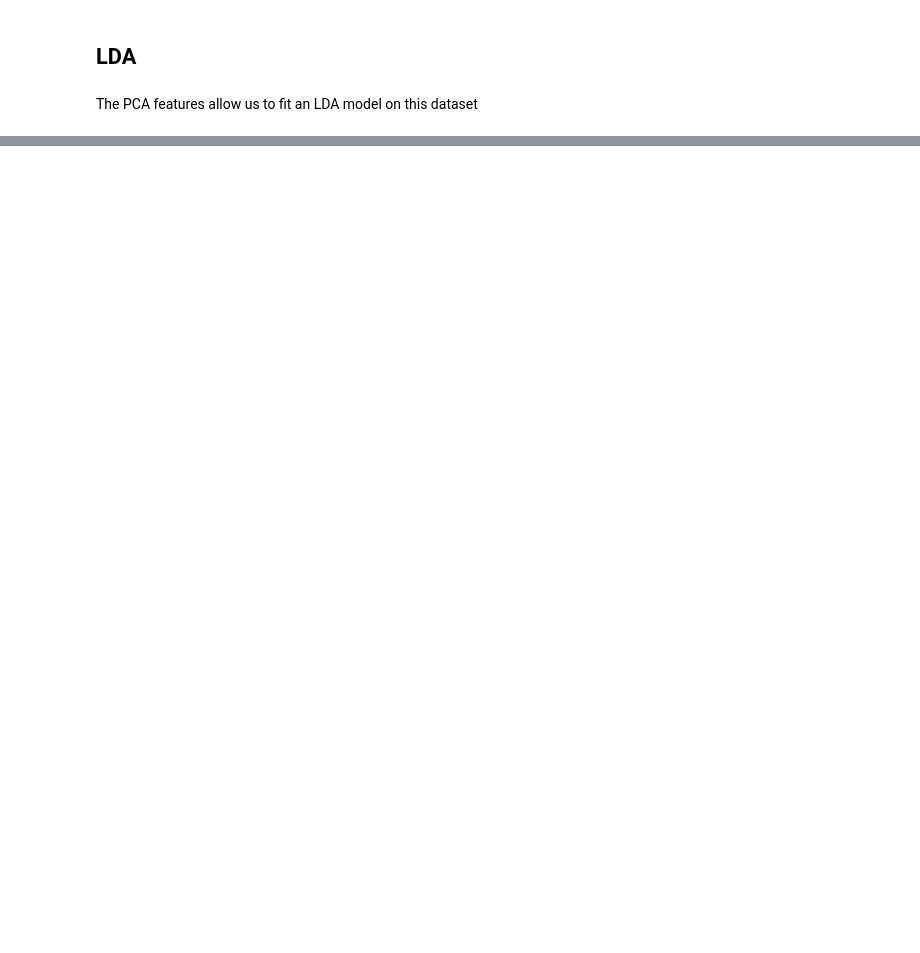
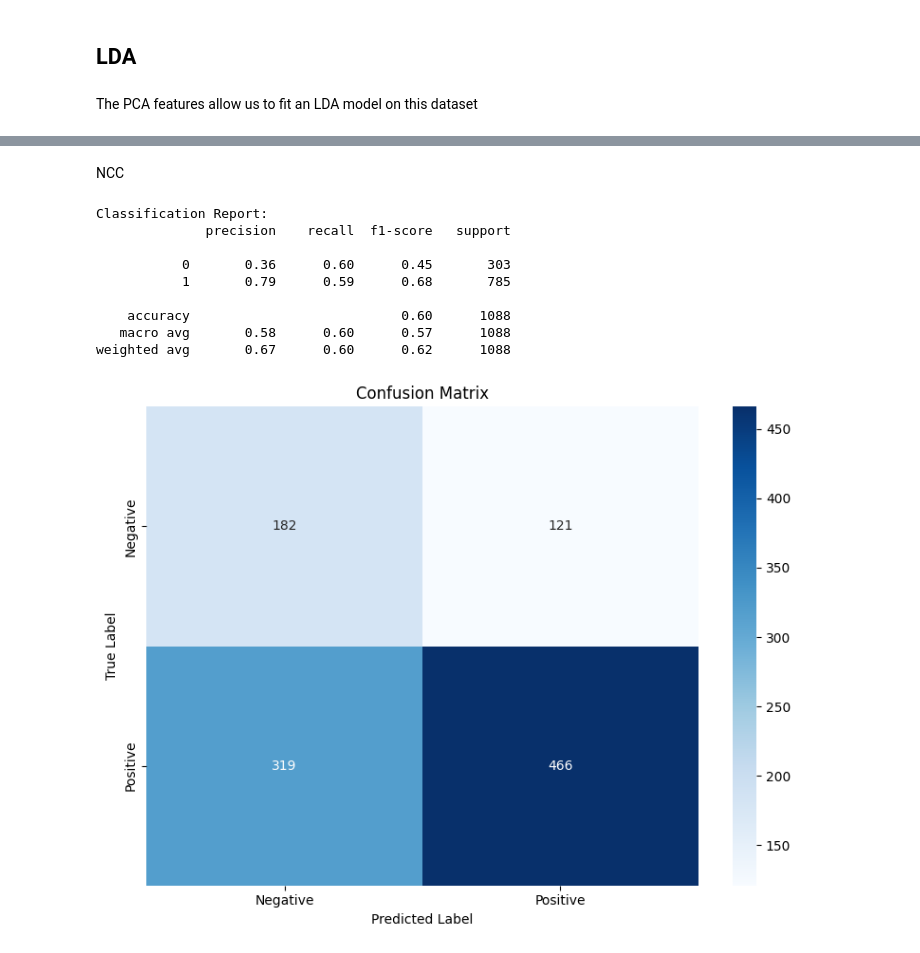
Before and after one commit to gumran/bciproj, a Jupyter notebook: main.ipynb, the cells around one changed output, grey strips where cells are left out. Cells and saved outputs as stored; diff of their text form; code cells hidden in the pictures; blank space fills up the shorter version.

```diff
--- a/main.ipynb
+++ b/main.ipynb
@@ -634,0 +396,34 @@ ROC AUC Score: 0.6039
+# %% [markdown]
+NCC
+# %%
+# Let's fit an NCC model
+
+ncc = NCC()
+ncc.fit(X_train_pca, y_train)
+y_pred_lr = ncc.predict(X_test_pca)
+
+print("Classification Report:")
+print(classification_report(y_test, y_pred_lr))
+
+conf_matrix_ncc = confusion_matrix(y_test, y_pred_lr)
+conf_matrix = confusion_matrix(y_test, y_pred_lr)
+plt.figure(figsize=(8, 6))
+sns.heatmap(conf_matrix, annot=True, fmt='d', cmap='Blues',
+            xticklabels=['Negative', 'Positive'],
+            yticklabels=['Negative', 'Positive'])
+plt.xlabel('Predicted Label')
+plt.ylabel('True Label')
+plt.title('Confusion Matrix')
+plt.tight_layout()
+plt.show()
+# %% [output]
+Classification Report:
+              precision    recall  f1-score   support
+
+           0       0.36      0.60      0.45       303
+           1       0.79      0.59      0.68       785
+
+    accuracy                           0.60      1088
+   macro avg       0.58      0.60      0.57      1088
+weighted avg       0.67      0.60      0.62      1088
+[figure, added]
```
Also changed, not shown: parts of 17 cells of this notebook, 2 other files.
